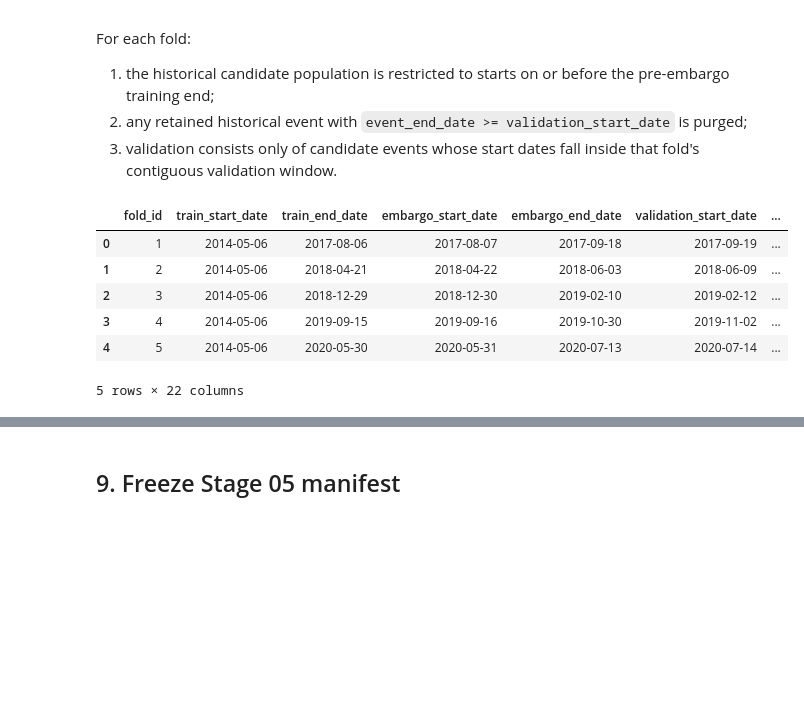
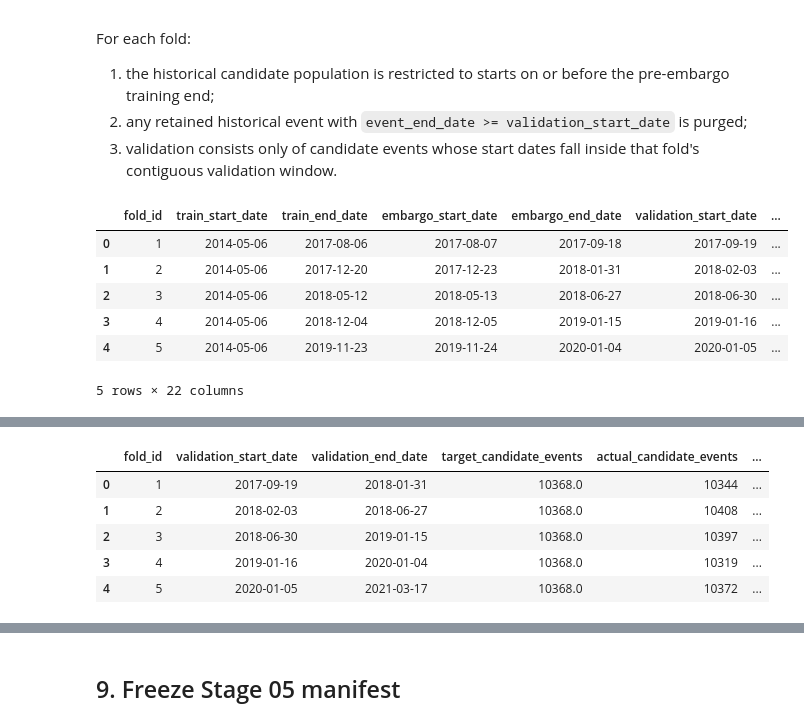
Before and after one commit to Arash102/financial-ml-decision-support, a Jupyter notebook: notebooks/05_purged_walk_forward_design.ipynb, the cells around one changed output, grey strips where cells are left out. Cells and saved outputs as stored; diff of their text form; code cells hidden in the pictures; blank space fills up the shorter version.

Commit message:
feat: design event-count-balanced purged walk-forward folds

```diff
--- a/notebooks/05_purged_walk_forward_design.ipynb
+++ b/notebooks/05_purged_walk_forward_design.ipynb
@@ -467,6 +537,7 @@ display(candidate_panel_summary_df)
 # %%
-folds = build_anchored_calendar_folds(
+folds = build_anchored_event_balanced_folds(
     trading_calendar,
+    candidate_panel["dEven"],
     number_of_folds=NUMBER_OF_FOLDS,
     first_validation_start_fraction=(
         FIRST_VALIDATION_START_FRACTION
@@ -555,6 +626,12 @@ anchored_audit_df = audit_anchored_training_sets(
 validation_overlap_audit_df = audit_validation_window_overlap(
     folds
 )
+validation_event_count_balance_df = (
+    audit_validation_event_count_balance(
+        candidate_panel,
+        folds,
+    )
+)
 
 fold_summary_df.to_csv(
     RESULT_PATHS["folds"]
@@ -562,38 +639,48 @@ fold_summary_df.to_csv(
     index=False,
     encoding="utf-8-sig",
 )
 validation_assignments_df.to_csv(
     RESULT_PATHS["folds"]
     / "05_validation_event_assignments.csv",
     index=False,
     encoding="utf-8-sig",
 )
 fold_integrity_df.to_csv(
     RESULT_PATHS["audits"] / "05_fold_integrity_audit.csv",
     index=False,
     encoding="utf-8-sig",
 )
 anchored_audit_df.to_csv(
     RESULT_PATHS["audits"] / "05_anchored_training_audit.csv",
     index=False,
     encoding="utf-8-sig",
 )
 validation_overlap_audit_df.to_csv(
-    RESULT_PATHS["audits"] / "05_validation_window_overlap_audit.csv",
+    RESULT_PATHS["audits"]
+    / "05_validation_window_overlap_audit.csv",
+    index=False,
+    encoding="utf-8-sig",
+)
+validation_event_count_balance_df.to_csv(
+    RESULT_PATHS["audits"]
+    / "05_validation_event_count_balance.csv",
     index=False,
     encoding="utf-8-sig",
 )
 
 display(fold_summary_df)
 display(fold_integrity_df)
 display(anchored_audit_df)
+
+
+display(validation_event_count_balance_df)
 # %% [output]
 |  | fold_id | train_start_date | train_end_date | embargo_start_date | embargo_end_date | validation_start_date | ... |
 | 0 | 1 | 2014-05-06 | 2017-08-06 | 2017-08-07 | 2017-09-18 | 2017-09-19 | ... |
-| 1 | 2 | 2014-05-06 | 2018-04-21 | 2018-04-22 | 2018-06-03 | 2018-06-09 | ... |
-| 2 | 3 | 2014-05-06 | 2018-12-29 | 2018-12-30 | 2019-02-10 | 2019-02-12 | ... |
-| 3 | 4 | 2014-05-06 | 2019-09-15 | 2019-09-16 | 2019-10-30 | 2019-11-02 | ... |
-| 4 | 5 | 2014-05-06 | 2020-05-30 | 2020-05-31 | 2020-07-13 | 2020-07-14 | ... |
+| 1 | 2 | 2014-05-06 | 2017-12-20 | 2017-12-23 | 2018-01-31 | 2018-02-03 | ... |
+| 2 | 3 | 2014-05-06 | 2018-05-12 | 2018-05-13 | 2018-06-27 | 2018-06-30 | ... |
+| 3 | 4 | 2014-05-06 | 2018-12-04 | 2018-12-05 | 2019-01-15 | 2019-01-16 | ... |
+| 4 | 5 | 2014-05-06 | 2019-11-23 | 2019-11-24 | 2020-01-04 | 2020-01-05 | ... |
 5 rows × 22 columns
 |  | fold_id | train_event_ids_in_validation | train_validation_event_start_date... | train_start_after_train_end | train_event_end_on_or_after_valid... | ... |
 | 0 | 1 | 0 | 0 | 0 | 0 | ... |
@@ -610 +697,7 @@ display(anchored_audit_df)
+|  | fold_id | validation_start_date | validation_end_date | target_candidate_events | actual_candidate_events | ... |
+| 0 | 1 | 2017-09-19 | 2018-01-31 | 10368.0 | 10344 | ... |
+| 1 | 2 | 2018-02-03 | 2018-06-27 | 10368.0 | 10408 | ... |
+| 2 | 3 | 2018-06-30 | 2019-01-15 | 10368.0 | 10397 | ... |
+| 3 | 4 | 2019-01-16 | 2020-01-04 | 10368.0 | 10319 | ... |
+| 4 | 5 | 2020-01-05 | 2021-03-17 | 10368.0 | 10372 | ... |
 # %% [markdown]
```
Also changed, not shown: parts of 14 cells of this notebook, 6 other files.
